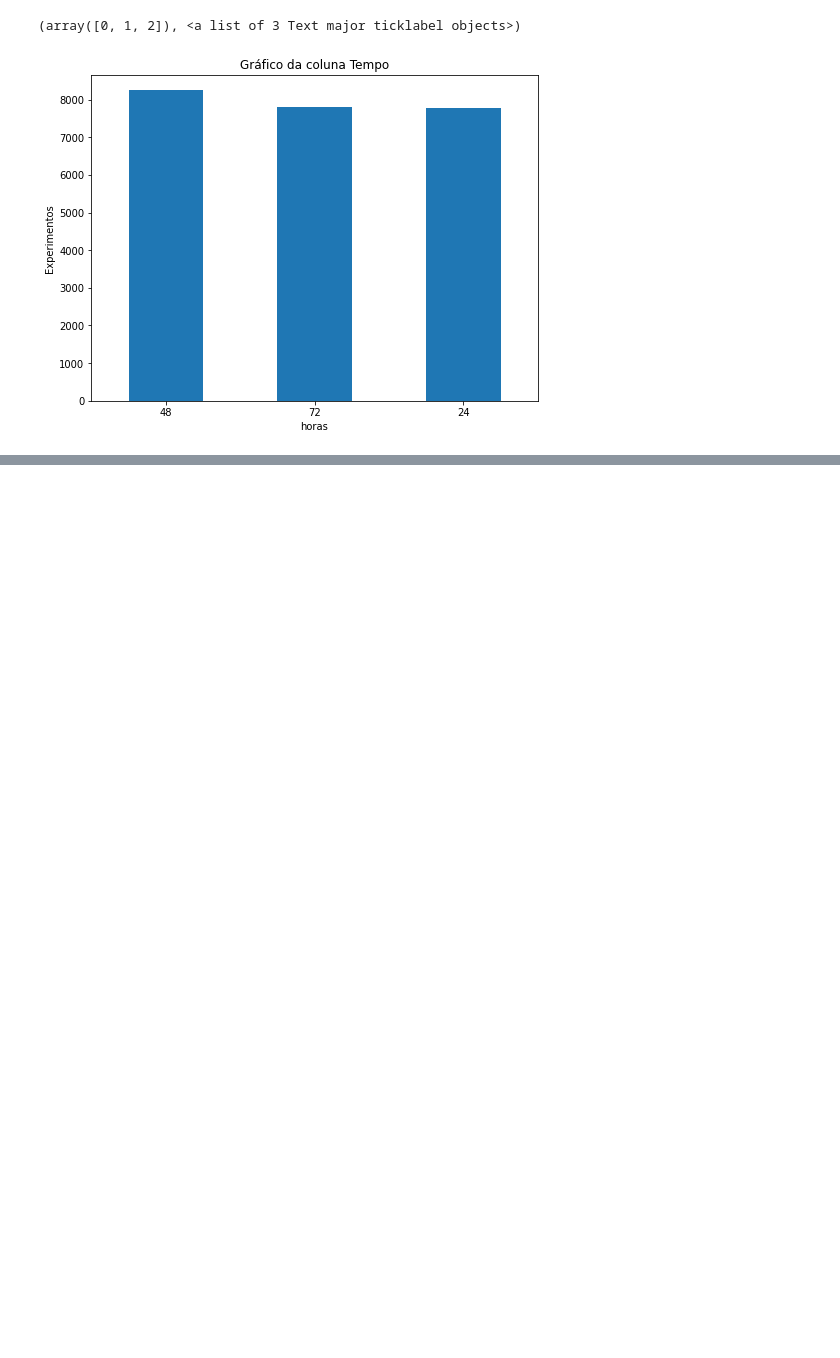
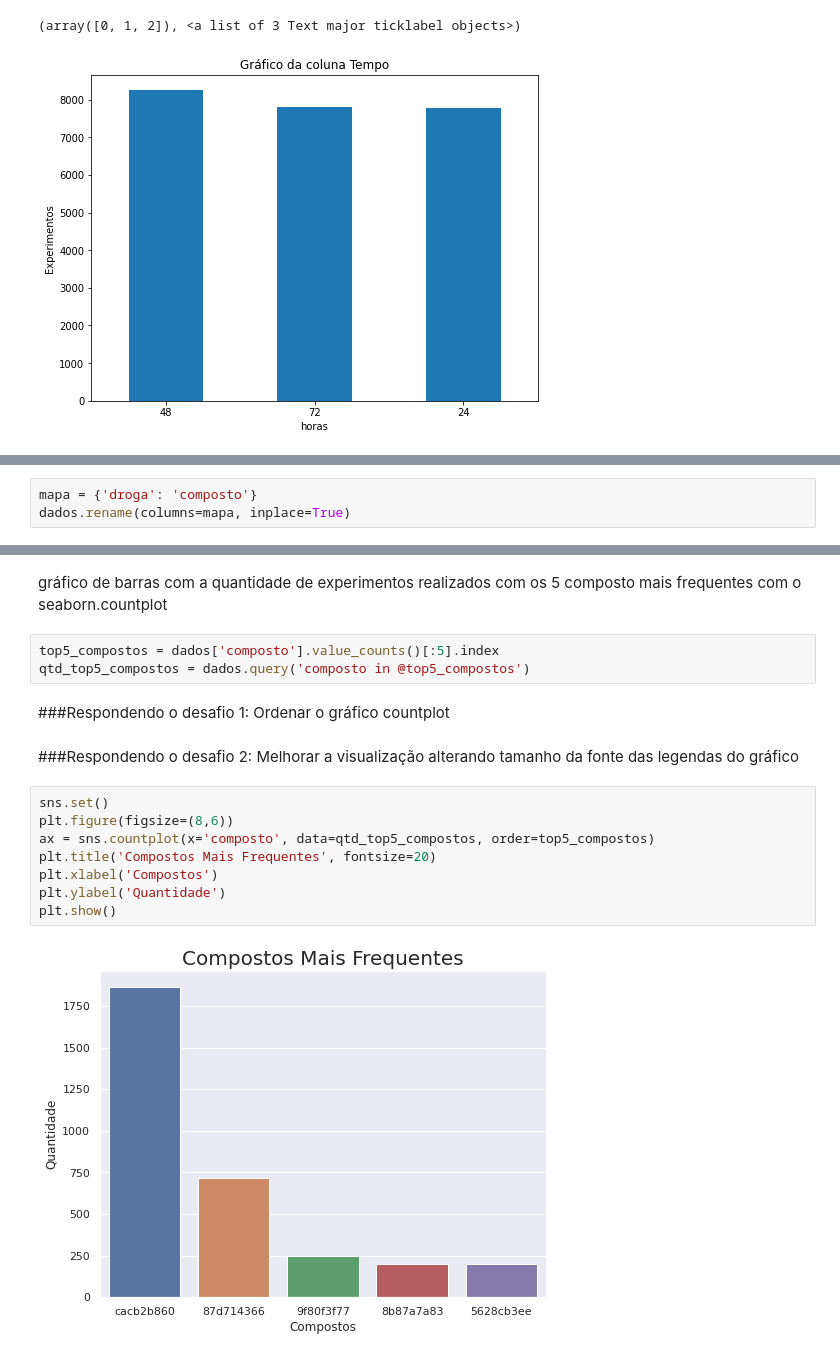
Before and after one commit to johnatanDM/imersaoDadosAlura, a Jupyter notebook: AluraImersaoDados3.ipynb, the cells around one changed output, grey strips where cells are left out. Drawn from its saved outputs; the diff is of its cells as text; blank space fills up the shorter version.

```diff
--- a/AluraImersaoDados3.ipynb
+++ b/AluraImersaoDados3.ipynb
@@ -235,0 +247,3 @@ plt.xticks(rotation=0)
+# %%
+mapa = {'droga': 'composto'}
+dados.rename(columns=mapa, inplace=True)
@@ -235,0 +260,19 @@ plt.xticks(rotation=0)
+# %% [markdown]
+gráfico de barras com a quantidade de experimentos realizados com os 5 composto mais frequentes com o seaborn.countplot
+# %%
+top5_compostos = dados['composto'].value_counts()[:5].index
+qtd_top5_compostos = dados.query('composto in @top5_compostos')
+# %% [markdown]
+###Respondendo o desafio 1: Ordenar o gráfico countplot
+# %% [markdown]
+###Respondendo o desafio 2: Melhorar a visualização alterando tamanho da fonte das legendas do gráfico
+# %%
+sns.set()
+plt.figure(figsize=(8,6))
+ax = sns.countplot(x='composto', data=qtd_top5_compostos, order=top5_compostos)
+plt.title('Compostos Mais Frequentes', fontsize=20)
+plt.xlabel('Compostos')
+plt.ylabel('Quantidade')
+plt.show()
+# %% [output]
+[figure, added]
```
Also changed, not shown: parts of 57 cells of this notebook.
